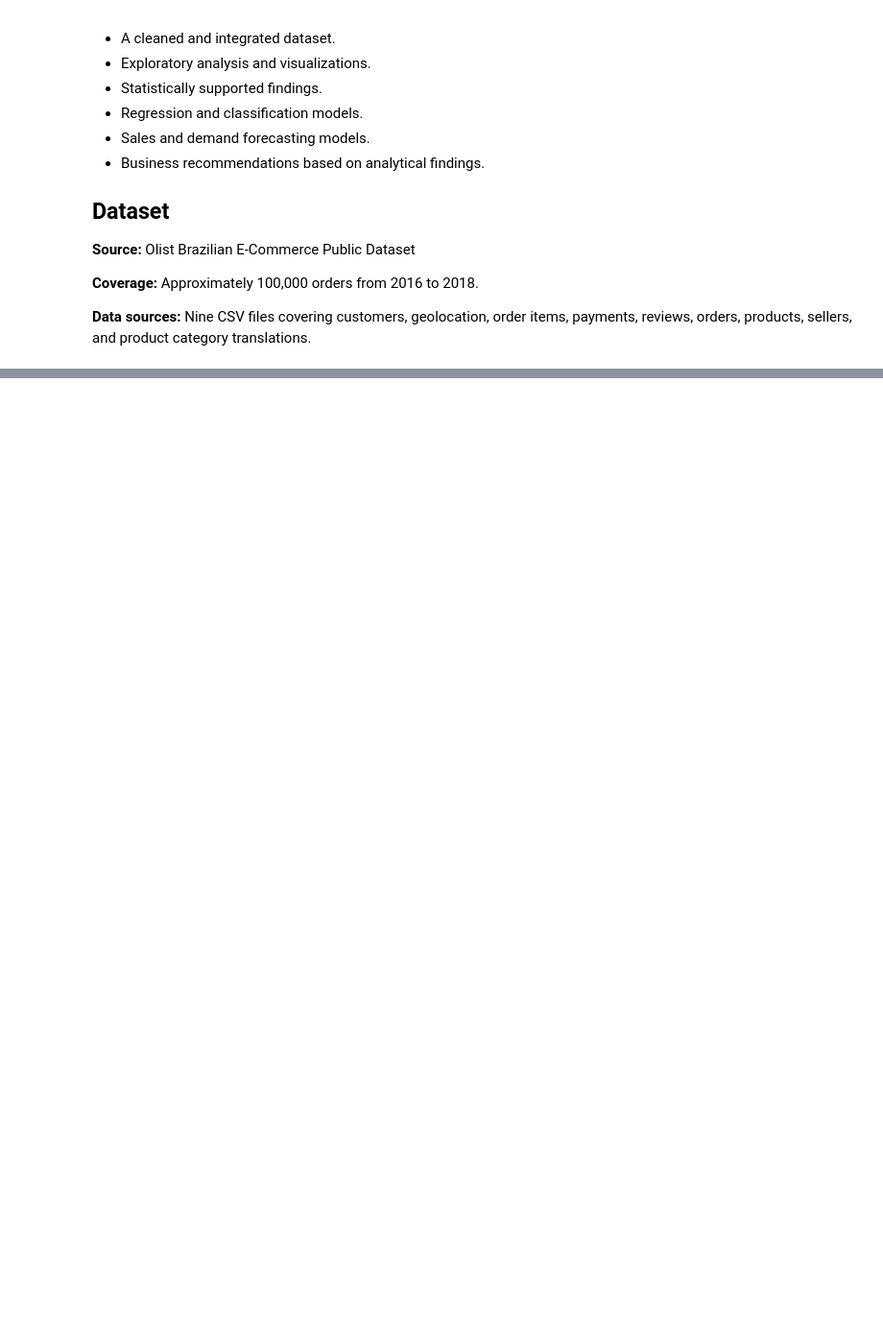
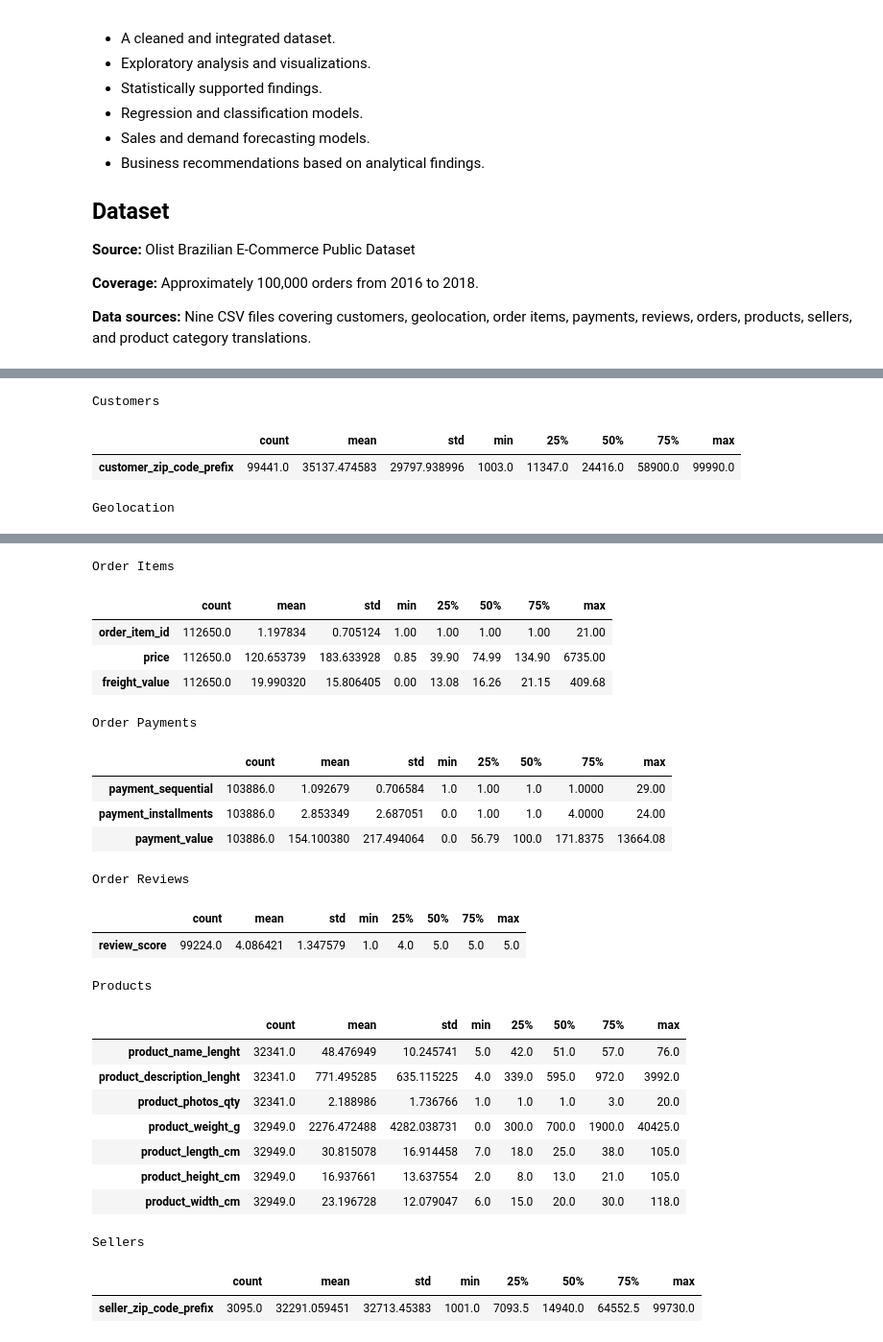
Before and after one commit to Gyrith/E-Commerce-Business-Analytics, a Jupyter notebook: E-Commerce Business Analytics.ipynb, the cells around one changed output, grey strips where cells are left out. Shown at 96% size. Saved outputs shown, nothing was run; the diff lists cells and outputs as text; code cells hidden in the pictures; blank space fills up the shorter version.

```diff
--- a/E-Commerce Business Analytics.ipynb
+++ b/E-Commerce Business Analytics.ipynb
@@ -85,0 +262,5 @@ In C:\Users\Public\Anaconda3\Lib\site-packages\matplotlib\mpl-data\stylelib\_cla
+# %%
+# duplicates
+for name, df in datasets.items():
+    print(f"\n{name}")
+    print("Duplicate rows:", df.duplicated().sum())
@@ -85,0 +386,25 @@ In C:\Users\Public\Anaconda3\Lib\site-packages\matplotlib\mpl-data\stylelib\_cla
+# %%
+# date columns in each dataset
+date_columns = {
+    'Order Items': (order_items, ['shipping_limit_date']),
+    'Order Reviews': (order_reviews,
+        ['review_creation_date', 'review_answer_timestamp']
+    ),
+    'Orders': (
+        orders,
+        [
+            'order_purchase_timestamp',
+            'order_approved_at',
+            'order_delivered_carrier_date',
+            'order_delivered_customer_date',
+            'order_estimated_delivery_date'
+        ]
+    )
+}
+
+for name, (df, columns) in date_columns.items():
+    for column in columns:
+        df[column] = pd.to_datetime(df[column], errors='coerce')
+
+    print(f"\n{name}")
+    print(df[columns].dtypes)
@@ -85,0 +428,6 @@ In C:\Users\Public\Anaconda3\Lib\site-packages\matplotlib\mpl-data\stylelib\_cla
+# %%
+for name, (df, columns) in date_columns.items():
+    print(f"\n{name}")
+
+    for column in columns:
+        print(f"{column}: {df[column].isna().sum()} missing values")
@@ -85,0 +524,14 @@ In C:\Users\Public\Anaconda3\Lib\site-packages\matplotlib\mpl-data\stylelib\_cla
+# %%
+# numerical columns across datasets
+
+for name, df in datasets.items():
+    numeric_df = df.select_dtypes(include=np.number)
+
+    if not numeric_df.empty:
+        print(f"\n{name}")
+        display(numeric_df.describe().T)
+# %% [output]
+Customers
+|  | count | mean | std | min | 25% | 50% | 75% | max |
+| customer_zip_code_prefix | 99441.0 | 35137.474583 | 29797.938996 | 1003.0 | 11347.0 | 24416.0 | 58900.0 | 99990.0 |
+Geolocation
@@ -85,0 +542,25 @@ In C:\Users\Public\Anaconda3\Lib\site-packages\matplotlib\mpl-data\stylelib\_cla
+Order Items
+|  | count | mean | std | min | 25% | 50% | 75% | max |
+| order_item_id | 112650.0 | 1.197834 | 0.705124 | 1.00 | 1.00 | 1.00 | 1.00 | 21.00 |
+| price | 112650.0 | 120.653739 | 183.633928 | 0.85 | 39.90 | 74.99 | 134.90 | 6735.00 |
+| freight_value | 112650.0 | 19.990320 | 15.806405 | 0.00 | 13.08 | 16.26 | 21.15 | 409.68 |
+Order Payments
+|  | count | mean | std | min | 25% | 50% | 75% | max |
+| payment_sequential | 103886.0 | 1.092679 | 0.706584 | 1.0 | 1.00 | 1.0 | 1.0000 | 29.00 |
+| payment_installments | 103886.0 | 2.853349 | 2.687051 | 0.0 | 1.00 | 1.0 | 4.0000 | 24.00 |
+| payment_value | 103886.0 | 154.100380 | 217.494064 | 0.0 | 56.79 | 100.0 | 171.8375 | 13664.08 |
+Order Reviews
+|  | count | mean | std | min | 25% | 50% | 75% | max |
+| review_score | 99224.0 | 4.086421 | 1.347579 | 1.0 | 4.0 | 5.0 | 5.0 | 5.0 |
+Products
+|  | count | mean | std | min | 25% | 50% | 75% | max |
+| product_name_lenght | 32341.0 | 48.476949 | 10.245741 | 5.0 | 42.0 | 51.0 | 57.0 | 76.0 |
+| product_description_lenght | 32341.0 | 771.495285 | 635.115225 | 4.0 | 339.0 | 595.0 | 972.0 | 3992.0 |
+| product_photos_qty | 32341.0 | 2.188986 | 1.736766 | 1.0 | 1.0 | 1.0 | 3.0 | 20.0 |
+| product_weight_g | 32949.0 | 2276.472488 | 4282.038731 | 0.0 | 300.0 | 700.0 | 1900.0 | 40425.0 |
+| product_length_cm | 32949.0 | 30.815078 | 16.914458 | 7.0 | 18.0 | 25.0 | 38.0 | 105.0 |
+| product_height_cm | 32949.0 | 16.937661 | 13.637554 | 2.0 | 8.0 | 13.0 | 21.0 | 105.0 |
+| product_width_cm | 32949.0 | 23.196728 | 12.079047 | 6.0 | 15.0 | 20.0 | 30.0 | 118.0 |
+Sellers
+|  | count | mean | std | min | 25% | 50% | 75% | max |
+| seller_zip_code_prefix | 3095.0 | 32291.059451 | 32713.45383 | 1001.0 | 7093.5 | 14940.0 | 64552.5 | 99730.0 |
```
Also changed, not shown: parts of 66 cells of this notebook.
